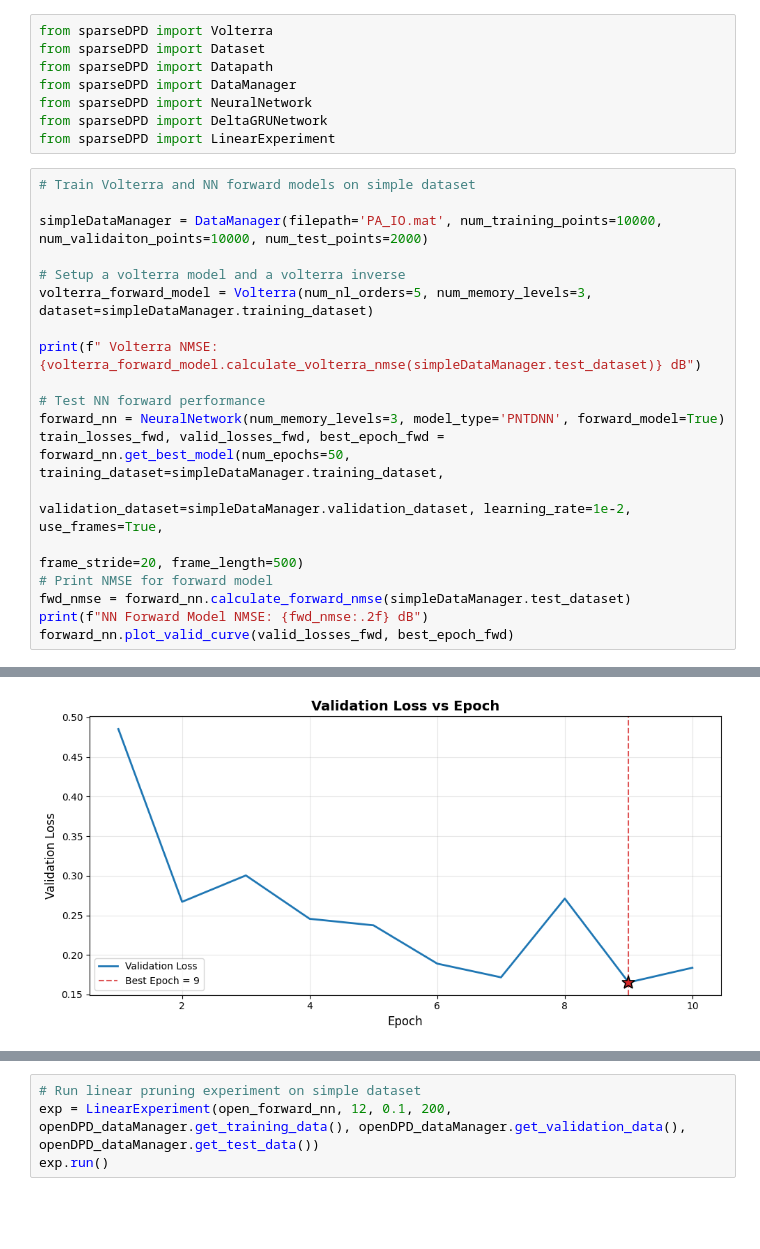
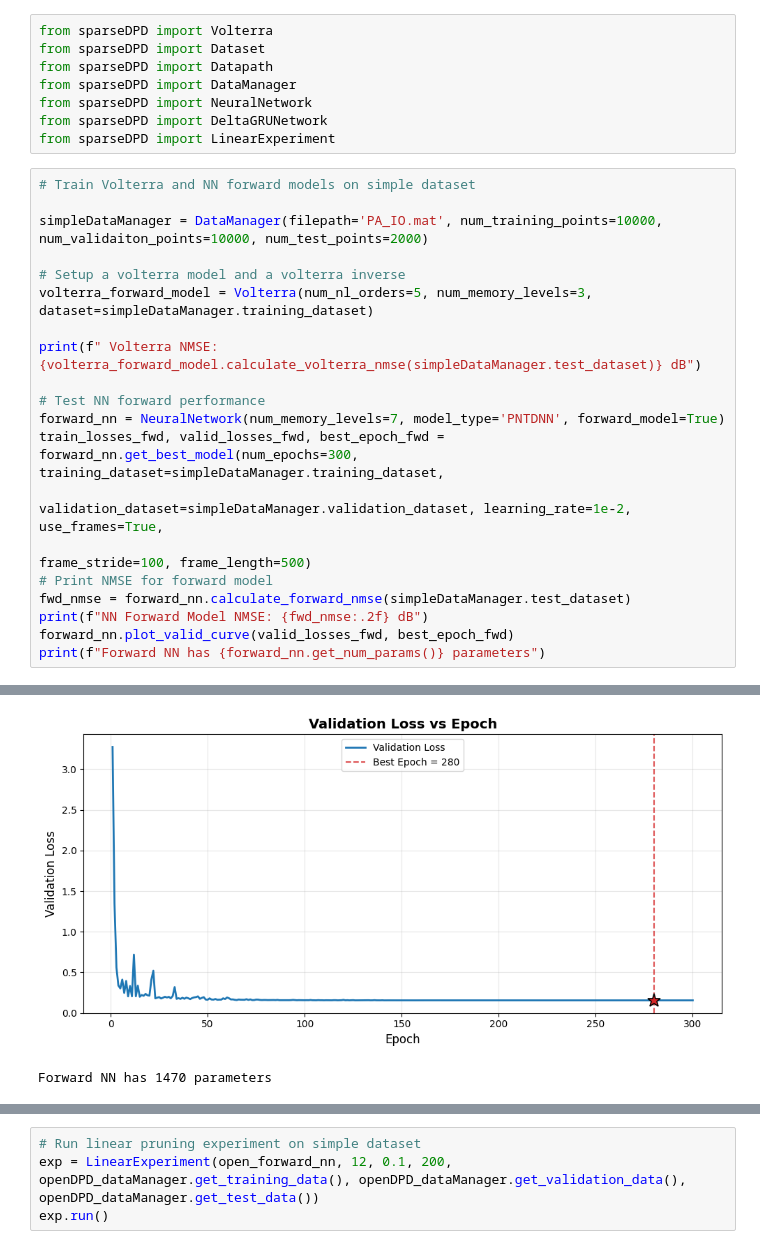
Before and after one commit to aquigney/sparseDPD, a Jupyter notebook: refactored_notebook.ipynb, the cells around one changed output, grey strips where cells are left out. Drawn from its saved outputs; the diff is of its cells as text; blank space fills up the shorter version.

```diff
--- a/refactored_notebook.ipynb
+++ b/refactored_notebook.ipynb
@@ -17,14 +17,15 @@ volterra_forward_model = Volterra(num_nl_orders=5, num_memory_levels=3, dataset=
 print(f" Volterra NMSE: {volterra_forward_model.calculate_volterra_nmse(simpleDataManager.test_dataset)} dB")
 
 # Test NN forward performance
-forward_nn = NeuralNetwork(num_memory_levels=3, model_type='PNTDNN', forward_model=True)
-train_losses_fwd, valid_losses_fwd, best_epoch_fwd = forward_nn.get_best_model(num_epochs=50, training_dataset=simpleDataManager.training_dataset,
+forward_nn = NeuralNetwork(num_memory_levels=7, model_type='PNTDNN', forward_model=True)
+train_losses_fwd, valid_losses_fwd, best_epoch_fwd = forward_nn.get_best_model(num_epochs=300, training_dataset=simpleDataManager.training_dataset,
                                                                                validation_dataset=simpleDataManager.validation_dataset, learning_rate=1e-2, use_frames=True,
-                                                                               frame_stride=20, frame_length=500)
+                                                                               frame_stride=100, frame_length=500)
 # Print NMSE for forward model
 fwd_nmse = forward_nn.calculate_forward_nmse(simpleDataManager.test_dataset)
 print(f"NN Forward Model NMSE: {fwd_nmse:.2f} dB")
 forward_nn.plot_valid_curve(valid_losses_fwd, best_epoch_fwd)
+print(f"Forward NN has {forward_nn.get_num_params()} parameters")
 # %% [output]
  Volterra NMSE: -37.57620616105869 dB
 Using cuda device
@@ -35,4 +47,5 @@ NN Forward Model NMSE: -37.37 dB
-[figure, old version]
+[figure, new version]
+Forward NN has 1470 parameters
 # %%
 # Run linear pruning experiment on simple dataset
 exp = LinearExperiment(forward_nn, 12, 0.1, 200, simpleDataManager.get_training_data(), simpleDataManager.get_validation_data(), simpleDataManager.get_test_data())
```
Also changed, not shown: parts of 3 cells of this notebook, 1 other file.
